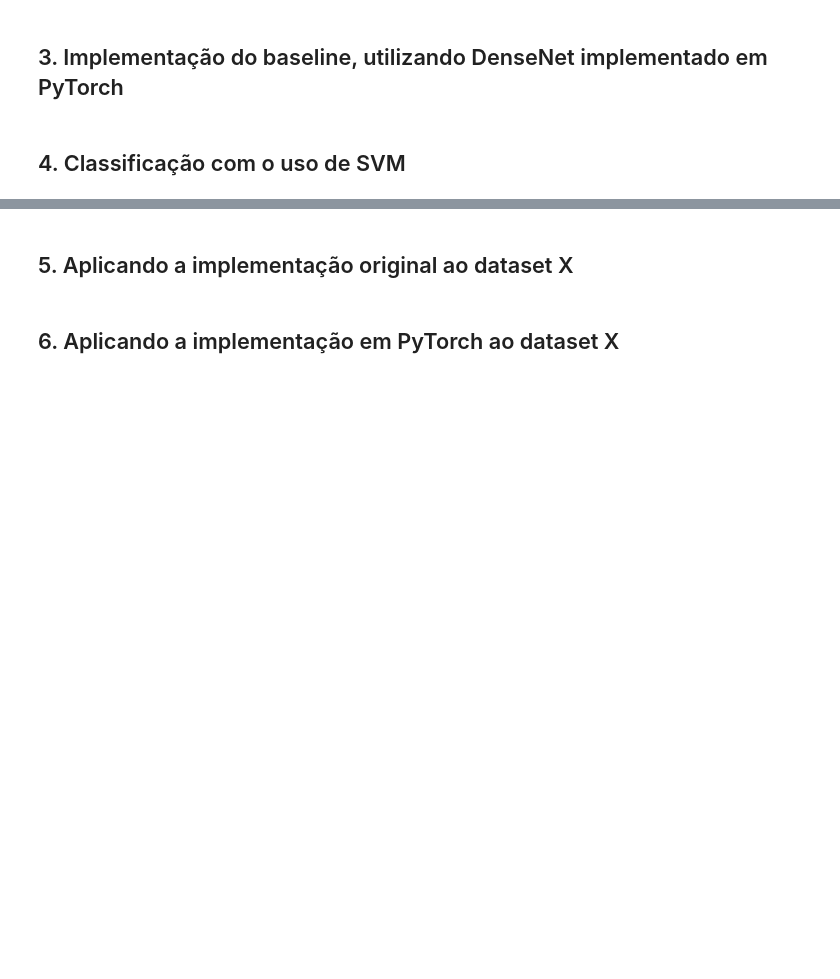
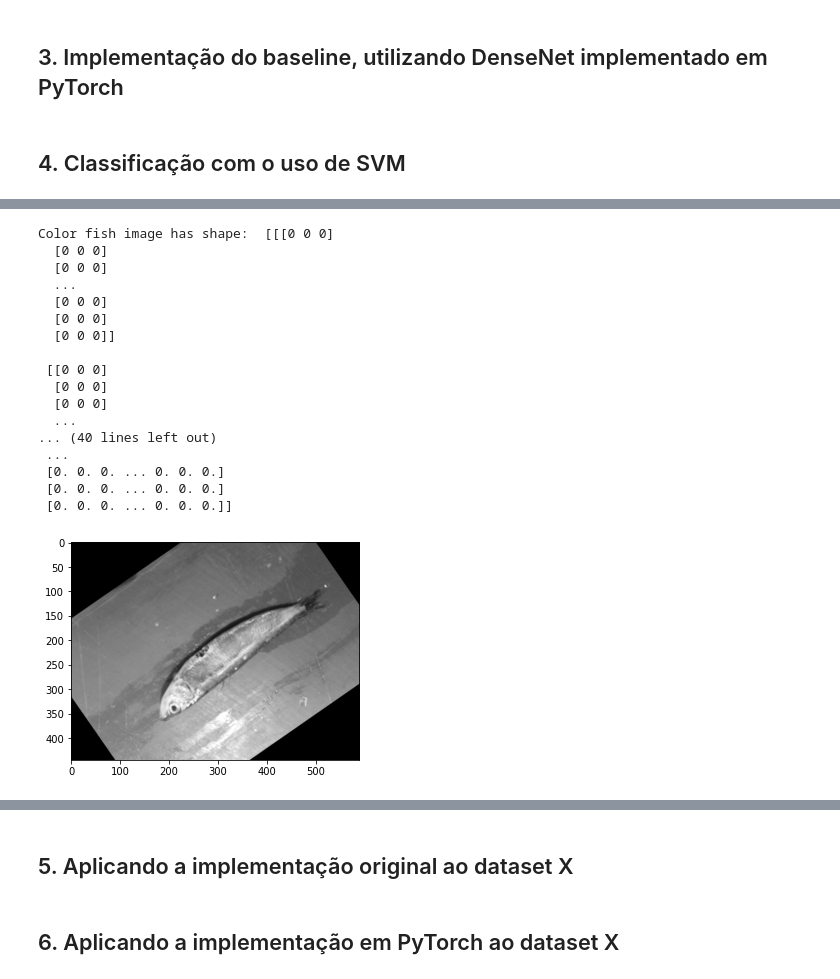
Before and after one commit to devwlad/intro-ml-classification, a Jupyter notebook: fml_final.ipynb, the cells around one changed output, grey strips where cells are left out. Drawn from its saved outputs; the diff is of its cells as text; code cells hidden in the pictures; blank space fills up the shorter version.

```diff
--- a/fml_final.ipynb
+++ b/fml_final.ipynb
@@ -263,0 +363,31 @@ plt.show()
+# %%
+# load a fish image using our get_image function and bombus_row from the previous cell
+fish = get_image(fish_row)
+
+print('Color fish image has shape: ', fish)
+
+# convert the bombus image to greyscale
+gray_fish = rgb2gray(fish)
+
+plt.imshow(grey_fish, cmap=mpl.cm.gray)
+
+print('Greyscale fish image has shape: ', gray_fish)
+# %% [output]
+Color fish image has shape:  [[[0 0 0]
+  [0 0 0]
+  [0 0 0]
+  ...
+  [0 0 0]
+  [0 0 0]
+  [0 0 0]]
+
+ [[0 0 0]
+  [0 0 0]
+  [0 0 0]
+  ...
+... (40 lines left out)
+ ...
+ [0. 0. 0. ... 0. 0. 0.]
+ [0. 0. 0. ... 0. 0. 0.]
+ [0. 0. 0. ... 0. 0. 0.]]
+[figure, added]
```
Also changed, not shown: parts of 9 cells of this notebook.
